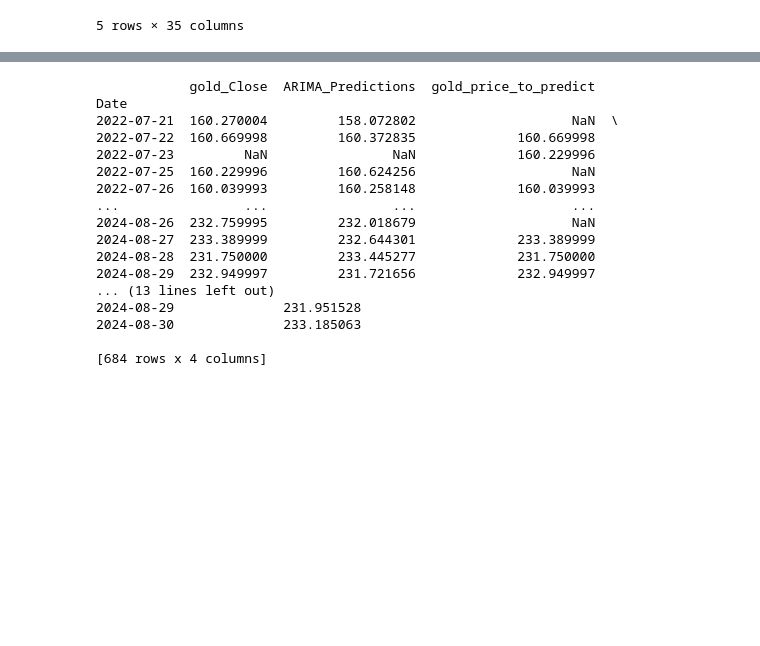
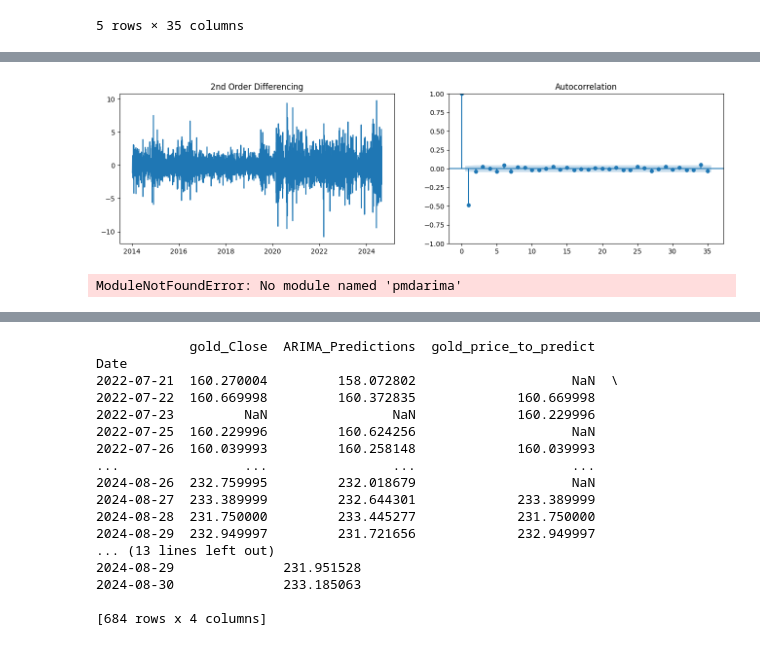
Before and after one commit to DanaMikulinsky/fintechFinalProject, a Jupyter notebook: arima.ipynb, the cells around one changed output, grey strips where cells are left out. Cells and saved outputs as stored; diff of their text form; code cells hidden in the pictures; blank space fills up the shorter version.

```diff
--- a/arima.ipynb
+++ b/arima.ipynb
@@ -27,0 +50,15 @@ df.head()
+# %%
+# Difference of the prices (2 days)
+diff2 = gold_prices.diff().diff().dropna()
+fig, (ax1, ax2)= plt.subplots(1, 2, figsize=(16, 4))
+ax1.plot(diff2)
+ax1.set_title('2nd Order Differencing')
+plot_acf(diff2, ax=ax2);
+# %% [output]
+[figure, added]
+# %%
+import pmdarima
+from pmdarima.arima.utils import ndiffs
+ndiffs(gold_prices, test='adf')
+# %% [output]
+ModuleNotFoundError: No module named 'pmdarima'
```
Also changed, not shown: parts of 6 cells of this notebook.
